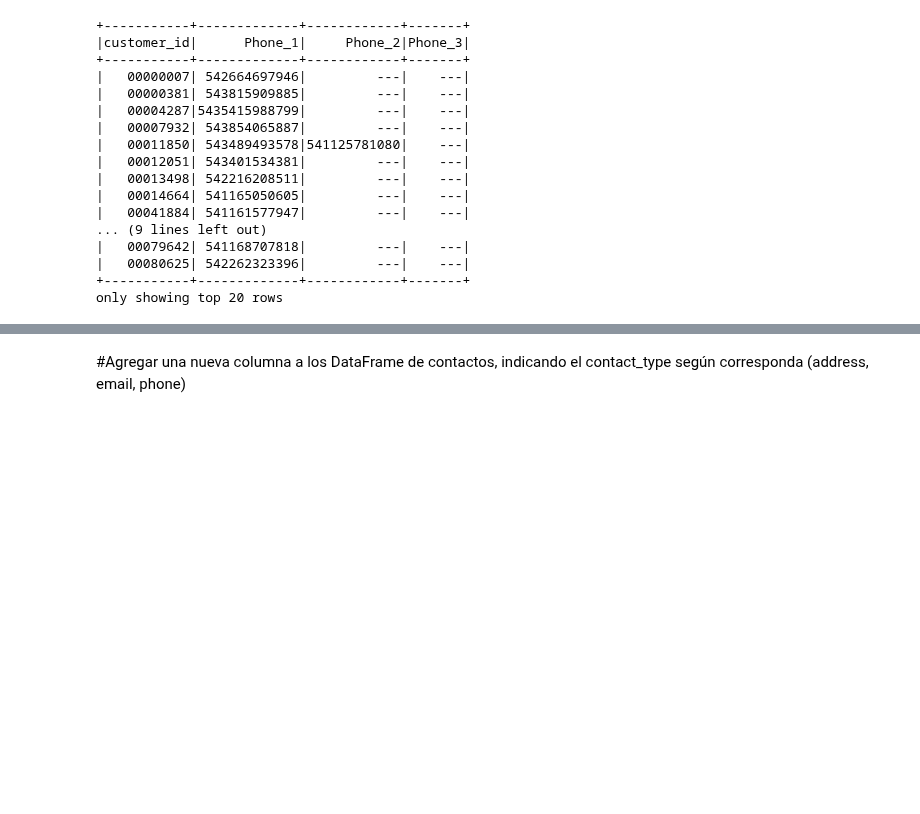
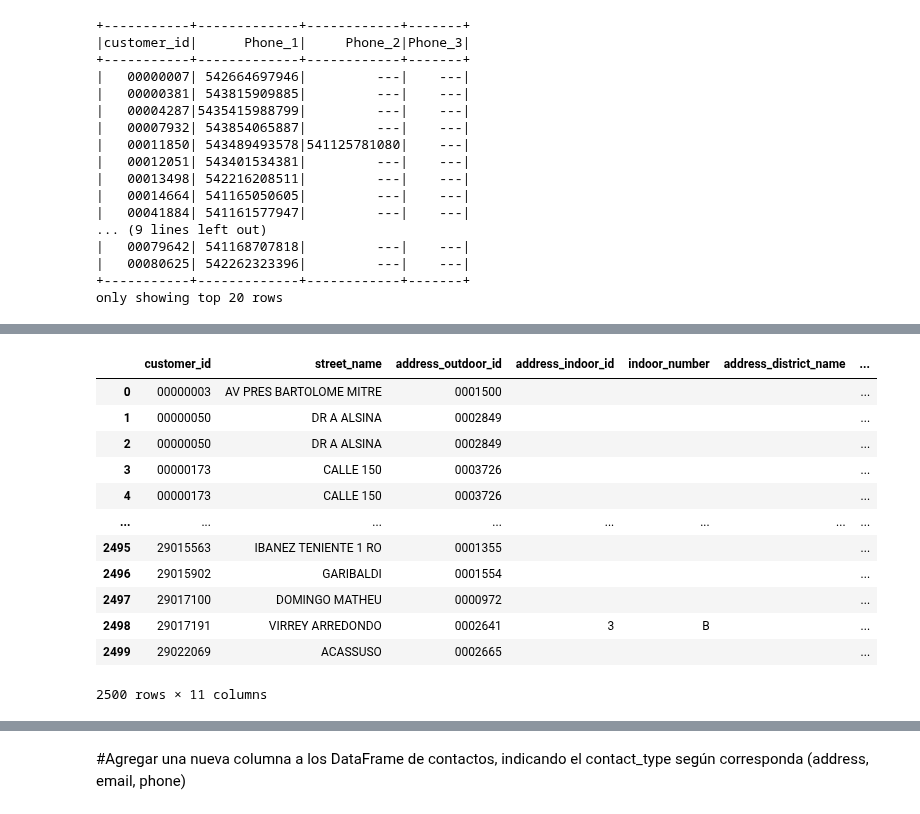
Before and after one commit to iGhostlp/Albus, a Jupyter notebook: Proyecto_BBVA.ipynb, the cells around one changed output, grey strips where cells are left out. Drawn from its saved outputs; the diff is of its cells as text; code cells hidden in the pictures; blank space fills up the shorter version.

```diff
--- a/Proyecto_BBVA.ipynb
+++ b/Proyecto_BBVA.ipynb
@@ -253,0 +319,17 @@ only showing top 20 rows
+# %%
+df_address_sorted = df_address_cut.orderBy([df_address_cut.customer_id, desc('last_change_date')])
+df_address_sorted.toPandas()
+# %% [output]
+|  | customer_id | street_name | address_outdoor_id | address_indoor_id | indoor_number | address_district_name | ... |
+| 0 | 00000003 | AV PRES BARTOLOME MITRE | 0001500 |  |  |  | ... |
+| 1 | 00000050 | DR A ALSINA | 0002849 |  |  |  | ... |
+| 2 | 00000050 | DR A ALSINA | 0002849 |  |  |  | ... |
+| 3 | 00000173 | CALLE 150 | 0003726 |  |  |  | ... |
+| 4 | 00000173 | CALLE 150 | 0003726 |  |  |  | ... |
+| ... | ... | ... | ... | ... | ... | ... | ... |
+| 2495 | 29015563 | IBANEZ TENIENTE 1 RO | 0001355 |  |  |  | ... |
+| 2496 | 29015902 | GARIBALDI | 0001554 |  |  |  | ... |
+| 2497 | 29017100 | DOMINGO MATHEU | 0000972 |  |  |  | ... |
+| 2498 | 29017191 | VIRREY ARREDONDO | 0002641 | 3 | B |  | ... |
+| 2499 | 29022069 | ACASSUSO | 0002665 |  |  |  | ... |
+2500 rows × 11 columns
```
Also changed, not shown: parts of 50 cells of this notebook.
